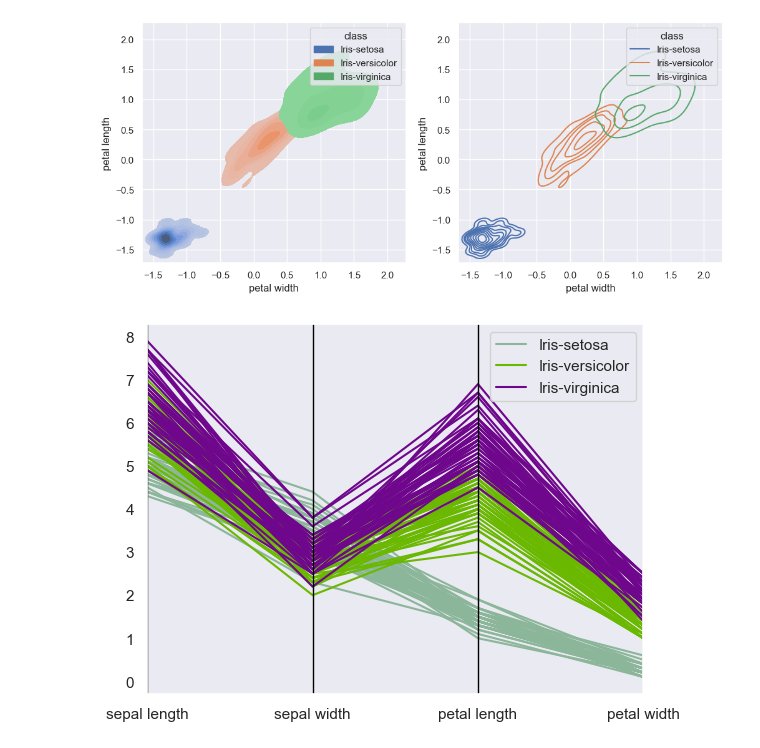
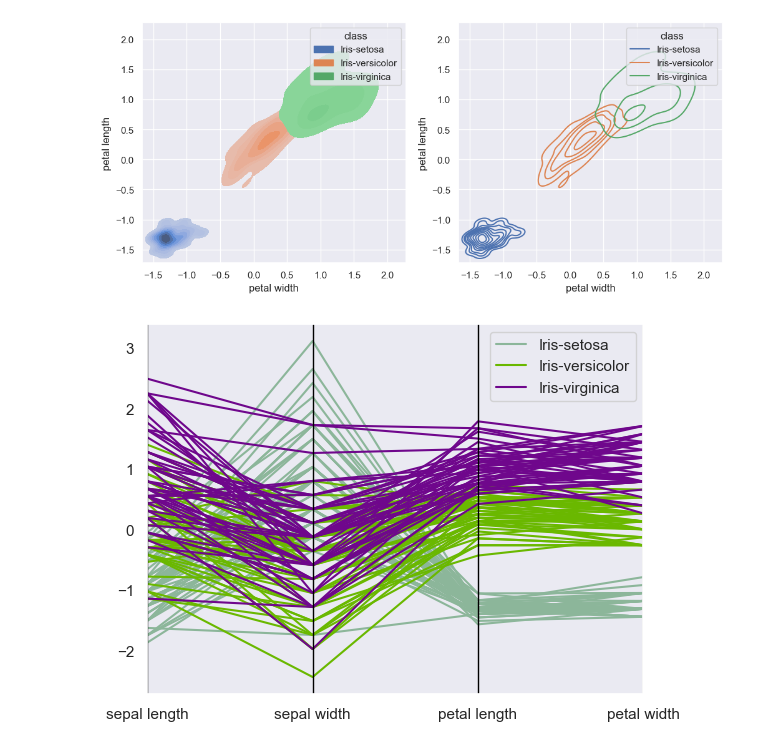
Before and after one commit to Gustavo-HA/MCE-Segundo_Semestre, a Jupyter notebook: Ciencia de Datos/Tareas/Tarea1/Tarea1.ipynb, the cells around one changed output. Drawn from its saved outputs; the diff is of its cells as text; code cells hidden in the pictures.

```diff
--- a/Ciencia de Datos/Tareas/Tarea1/Tarea1.ipynb
+++ b/Ciencia de Datos/Tareas/Tarea1/Tarea1.ipynb
@@ -430,7 +436,7 @@ sns.kdeplot(df_scaled, x="petal width", y="petal length", hue="class", fill=Fals
 [figure]
 # %%
 from pandas.plotting import parallel_coordinates
-pc = parallel_coordinates(frame=df, class_column="class")
+pc = parallel_coordinates(frame=df_scaled, class_column="class")
 plt.show()
 # %% [output]
-[figure, old version]
+[figure, new version]
```
Also changed, not shown: parts of 1 cell of this notebook.
